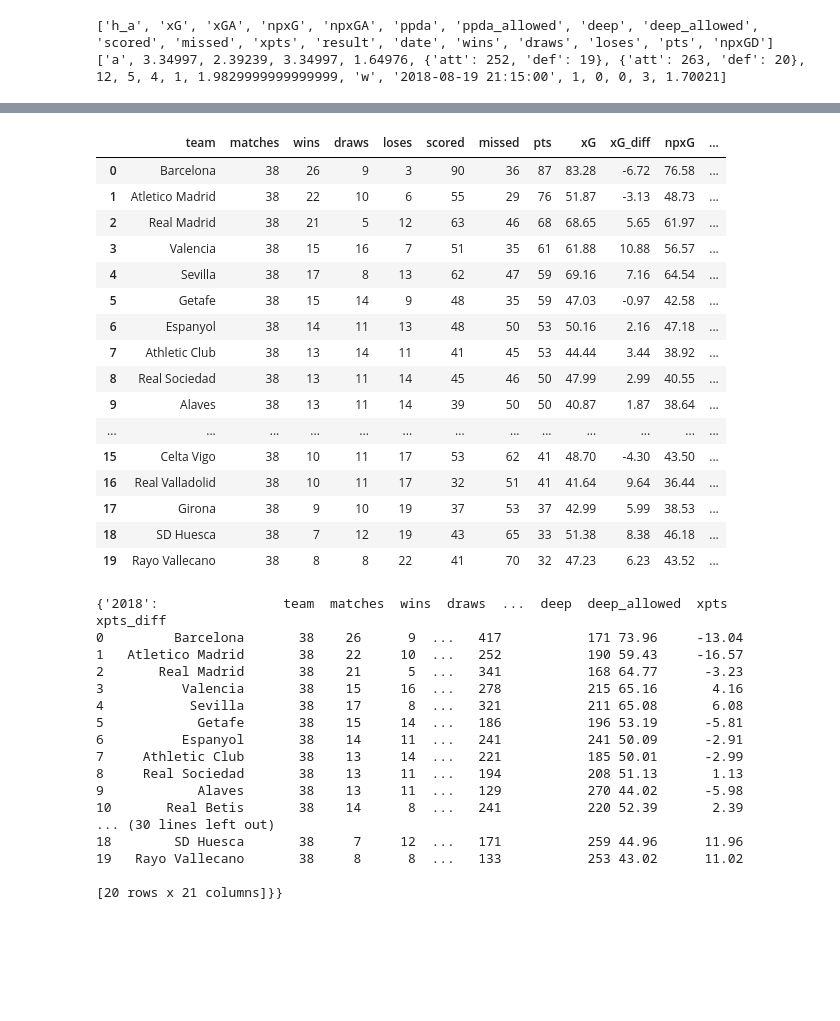
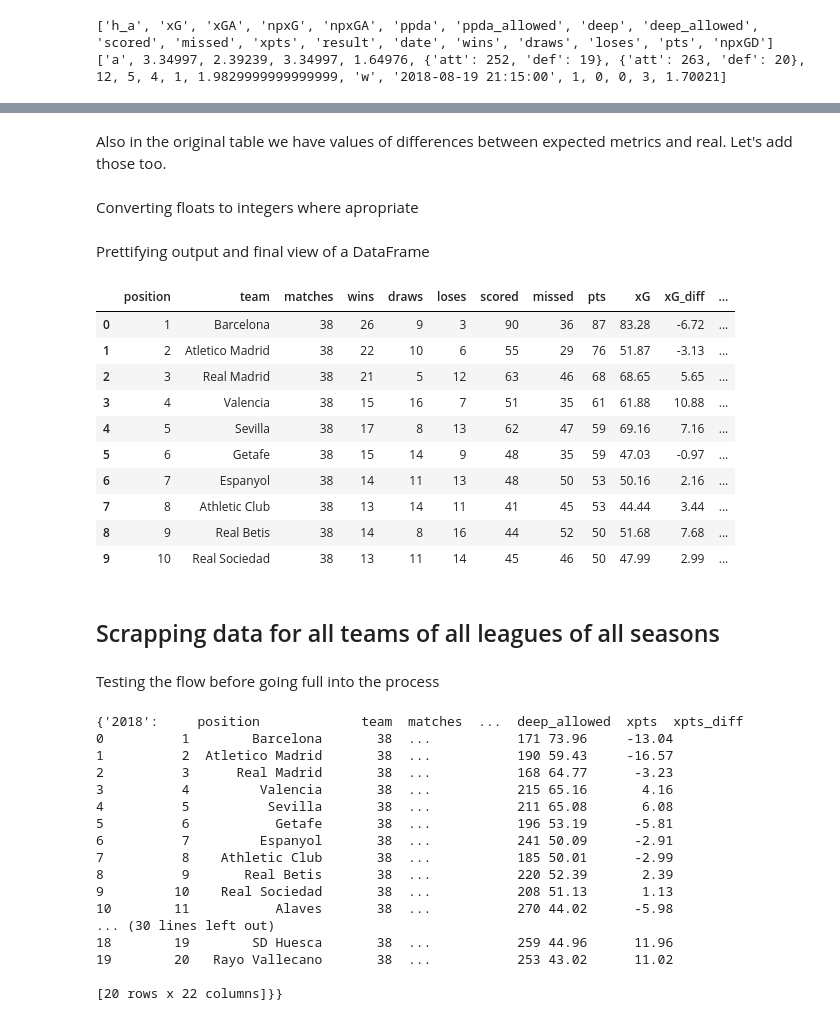
Before and after one commit to slehkyi/notebooks-for-articles, a Jupyter notebook: Web_Scrapping_Understats_com_for_xG_dataset.ipynb, the cells around one changed output, grey strips where cells are left out. Drawn from its saved outputs; the diff is of its cells as text; code cells hidden in the pictures; blank space fills up the shorter version.

```diff
--- a/Web_Scrapping_Understats_com_for_xG_dataset.ipynb
+++ b/Web_Scrapping_Understats_com_for_xG_dataset.ipynb
@@ -158,7 +228,7 @@ dataframes['Barcelona'].head(2)
 # %%
 for team, df in dataframes.items():
-  dataframes[team]['ppda_coef'] = dataframes[team]['ppda'].apply(lambda x: x['att']/x['def'])
-  dataframes[team]['oppda_coef'] = dataframes[team]['ppda_allowed'].apply(lambda x: x['att']/x['def'])
+  dataframes[team]['ppda_coef'] = dataframes[team]['ppda'].apply(lambda x: x['att']/x['def'] if x['def'] != 0 else 0)
+  dataframes[team]['oppda_coef'] = dataframes[team]['ppda_allowed'].apply(lambda x: x['att']/x['def'] if x['def'] != 0 else 0)
 
 # And check how our new dataframes look based on Sevilla dataframe
 dataframes['Sevilla'].head(2)
@@ -184,3 +260,4 @@ full_stat = pd.concat(frames)
 full_stat = full_stat[['team', 'matches', 'wins', 'draws', 'loses', 'scored', 'missed', 'pts', 'xG', 'npxG', 'xGA', 'npxGA', 'npxGD', 'ppda_coef', 'oppda_coef', 'deep', 'deep_allowed', 'xpts']]
 full_stat.sort_values('pts', ascending=False, inplace=True)
 full_stat.reset_index(inplace=True, drop=True)
+full_stat['position'] = range(1,len(full_stat)+1)
@@ -187,33 +282,37 @@ full_stat.reset_index(inplace=True, drop=True)
+# %% [markdown]
+Also in the original table we have values of differences between expected metrics and real. Let's add those too.
 # %%
 full_stat['xG_diff'] = full_stat['xG'] - full_stat['scored']
 full_stat['xGA_diff'] = full_stat['xGA'] - full_stat['missed']
 full_stat['xpts_diff'] = full_stat['xpts'] - full_stat['pts']
+# %% [markdown]
+Converting floats to integers where apropriate
 # %%
 cols_to_int = ['wins', 'draws', 'loses', 'scored', 'missed', 'pts', 'deep', 'deep_allowed']
 full_stat[cols_to_int] = full_stat[cols_to_int].astype(int)
+# %% [markdown]
+Prettifying output and final view of a DataFrame
 # %%
-col_order = ['team', 'matches', 'wins', 'draws', 'loses', 'scored', 'missed', 'pts', 'xG', 'xG_diff', 'npxG', 'xGA', 'xGA_diff', 'npxGA', 'npxGD', 'ppda_coef', 'oppda_coef', 'deep', 'deep_allowed', 'xpts', 'xpts_diff']
+col_order = ['position','team', 'matches', 'wins', 'draws', 'loses', 'scored', 'missed', 'pts', 'xG', 'xG_diff', 'npxG', 'xGA', 'xGA_diff', 'npxGA', 'npxGD', 'ppda_coef', 'oppda_coef', 'deep', 'deep_allowed', 'xpts', 'xpts_diff']
 full_stat = full_stat[col_order]
 pd.options.display.float_format = '{:,.2f}'.format
-full_stat.head(5)
+full_stat.head(10)
 # %% [output]
-|  | team | matches | wins | draws | loses | scored | missed | pts | xG | xG_diff | npxG | ... |
-| 0 | Barcelona | 38 | 26 | 9 | 3 | 90 | 36 | 87 | 83.28 | -6.72 | 76.58 | ... |
-| 1 | Atletico Madrid | 38 | 22 | 10 | 6 | 55 | 29 | 76 | 51.87 | -3.13 | 48.73 | ... |
-| 2 | Real Madrid | 38 | 21 | 5 | 12 | 63 | 46 | 68 | 68.65 | 5.65 | 61.97 | ... |
-| 3 | Valencia | 38 | 15 | 16 | 7 | 51 | 35 | 61 | 61.88 | 10.88 | 56.57 | ... |
-| 4 | Sevilla | 38 | 17 | 8 | 13 | 62 | 47 | 59 | 69.16 | 7.16 | 64.54 | ... |
-| 5 | Getafe | 38 | 15 | 14 | 9 | 48 | 35 | 59 | 47.03 | -0.97 | 42.58 | ... |
-| 6 | Espanyol | 38 | 14 | 11 | 13 | 48 | 50 | 53 | 50.16 | 2.16 | 47.18 | ... |
-| 7 | Athletic Club | 38 | 13 | 14 | 11 | 41 | 45 | 53 | 44.44 | 3.44 | 38.92 | ... |
-| 8 | Real Sociedad | 38 | 13 | 11 | 14 | 45 | 46 | 50 | 47.99 | 2.99 | 40.55 | ... |
-| 9 | Alaves | 38 | 13 | 11 | 14 | 39 | 50 | 50 | 40.87 | 1.87 | 38.64 | ... |
-| ... | ... | ... | ... | ... | ... | ... | ... | ... | ... | ... | ... | ... |
-| 15 | Celta Vigo | 38 | 10 | 11 | 17 | 53 | 62 | 41 | 48.70 | -4.30 | 43.50 | ... |
-| 16 | Real Valladolid | 38 | 10 | 11 | 17 | 32 | 51 | 41 | 41.64 | 9.64 | 36.44 | ... |
-| 17 | Girona | 38 | 9 | 10 | 19 | 37 | 53 | 37 | 42.99 | 5.99 | 38.53 | ... |
-| 18 | SD Huesca | 38 | 7 | 12 | 19 | 43 | 65 | 33 | 51.38 | 8.38 | 46.18 | ... |
-| 19 | Rayo Vallecano | 38 | 8 | 8 | 22 | 41 | 70 | 32 | 47.23 | 6.23 | 43.52 | ... |
+|  | position | team | matches | wins | draws | loses | scored | missed | pts | xG | xG_diff | ... |
+| 0 | 1 | Barcelona | 38 | 26 | 9 | 3 | 90 | 36 | 87 | 83.28 | -6.72 | ... |
+| 1 | 2 | Atletico Madrid | 38 | 22 | 10 | 6 | 55 | 29 | 76 | 51.87 | -3.13 | ... |
+| 2 | 3 | Real Madrid | 38 | 21 | 5 | 12 | 63 | 46 | 68 | 68.65 | 5.65 | ... |
+| 3 | 4 | Valencia | 38 | 15 | 16 | 7 | 51 | 35 | 61 | 61.88 | 10.88 | ... |
+| 4 | 5 | Sevilla | 38 | 17 | 8 | 13 | 62 | 47 | 59 | 69.16 | 7.16 | ... |
+| 5 | 6 | Getafe | 38 | 15 | 14 | 9 | 48 | 35 | 59 | 47.03 | -0.97 | ... |
+| 6 | 7 | Espanyol | 38 | 14 | 11 | 13 | 48 | 50 | 53 | 50.16 | 2.16 | ... |
+| 7 | 8 | Athletic Club | 38 | 13 | 14 | 11 | 41 | 45 | 53 | 44.44 | 3.44 | ... |
+| 8 | 9 | Real Betis | 38 | 14 | 8 | 16 | 44 | 52 | 50 | 51.68 | 7.68 | ... |
+| 9 | 10 | Real Sociedad | 38 | 13 | 11 | 14 | 45 | 46 | 50 | 47.99 | 2.99 | ... |
+# %% [markdown]
+## Scrapping data for all teams of all leagues of all seasons
+# %% [markdown]
+Testing the flow before going full into the process
 # %%
 season_data = dict()
 season_data[seasons[4]] = full_stat
@@ -222,20 +321,20 @@ full_data = dict()
 full_data[leagues[0]] = season_data
 print(full_data)
 # %% [output]
-{'2018':                team  matches  wins  draws  ...  deep  deep_allowed  xpts  xpts_diff
-0         Barcelona       38    26      9  ...   417           171 73.96     -13.04
-1   Atletico Madrid       38    22     10  ...   252           190 59.43     -16.57
-2       Real Madrid       38    21      5  ...   341           168 64.77      -3.23
-3          Valencia       38    15     16  ...   278           215 65.16       4.16
-4           Sevilla       38    17      8  ...   321           211 65.08       6.08
-5            Getafe       38    15     14  ...   186           196 53.19      -5.81
-6          Espanyol       38    14     11  ...   241           241 50.09      -2.91
-7     Athletic Club       38    13     14  ...   221           185 50.01      -2.99
-8     Real Sociedad       38    13     11  ...   194           208 51.13       1.13
-9            Alaves       38    13     11  ...   129           270 44.02      -5.98
-10       Real Betis       38    14      8  ...   241           220 52.39       2.39
+{'2018':     position             team  matches  ...  deep_allowed  xpts  xpts_diff
+0          1        Barcelona       38  ...           171 73.96     -13.04
+1          2  Atletico Madrid       38  ...           190 59.43     -16.57
+2          3      Real Madrid       38  ...           168 64.77      -3.23
+3          4         Valencia       38  ...           215 65.16       4.16
+4          5          Sevilla       38  ...           211 65.08       6.08
+5          6           Getafe       38  ...           196 53.19      -5.81
+6          7         Espanyol       38  ...           241 50.09      -2.91
+7          8    Athletic Club       38  ...           185 50.01      -2.99
+8          9       Real Betis       38  ...           220 52.39       2.39
+9         10    Real Sociedad       38  ...           208 51.13       1.13
+10        11           Alaves       38  ...           270 44.02      -5.98
 ... (30 lines left out)
-18        SD Huesca       38     7     12  ...   171           259 44.96      11.96
-19   Rayo Vallecano       38     8      8  ...   133           253 43.02      11.02
+18        19        SD Huesca       38  ...           259 44.96      11.96
+19        20   Rayo Vallecano       38  ...           253 43.02      11.02
 
-[20 rows x 21 columns]}}
+[20 rows x 22 columns]}}
```
Also changed, not shown: parts of 26 cells of this notebook.
